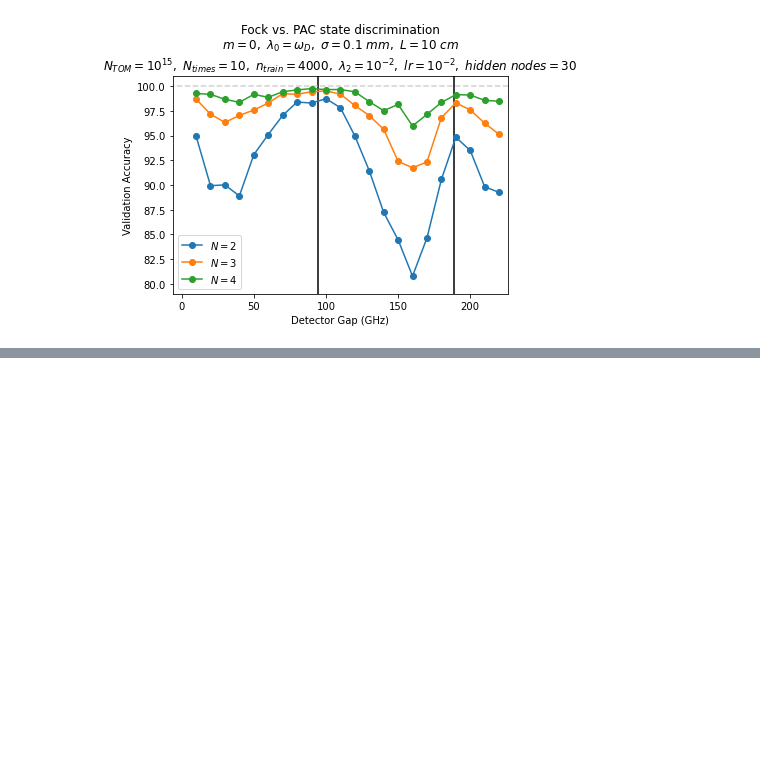
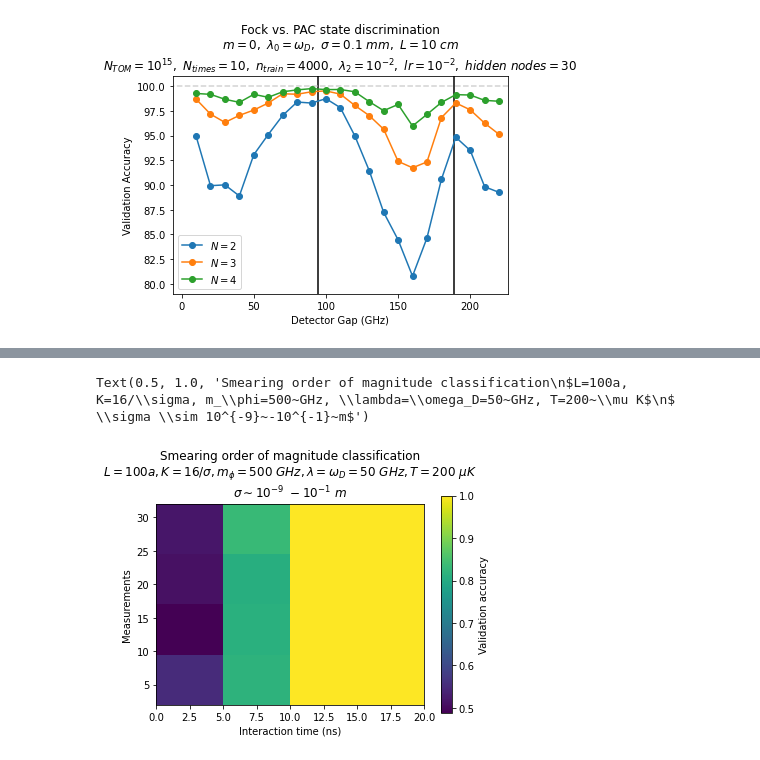
Before and after one commit to BarrioRQI/MachineLearningQFT, a Jupyter notebook: scripts/plots.ipynb, the cells around one changed output, grey strips where cells are left out. Cells and saved outputs as stored; diff of their text form; code cells hidden in the pictures; blank space fills up the shorter version.

```diff
--- a/scripts/plots.ipynb
+++ b/scripts/plots.ipynb
@@ -213,0 +195,15 @@ ax.legend()
+# %%
+
+p = get_csv(cwd, 'smearing_classification', 'BinaryStats')
+data = np.array(p)[:, 1:]
+
+plt.imshow((np.flipud(data)), extent=[0, 20, 2, 32], aspect=0.5)
+plt.colorbar(label='Validation accuracy')
+plt.xlabel('Interaction time (ns)')
+plt.ylabel('Measurements')
+plt.title('Smearing order of magnitude classification' + \
+    '\n$L=100a, K=16/\sigma, m_\phi=500~GHz, \lambda=\omega_D=50~GHz, T=200~\mu K$' + \
+    '\n$ \sigma \sim 10^{-9}~-10^{-1}~m$')
+# %% [output]
+Text(0.5, 1.0, 'Smearing order of magnitude classification\n$L=100a, K=16/\\sigma, m_\\phi=500~GHz, \\lambda=\\omega_D=50~GHz, T=200~\\mu K$\n$ \\sigma \\sim 10^{-9}~-10^{-1}~m$')
+[figure, added]
```
Also changed, not shown: parts of 11 cells of this notebook, 24 other files.
